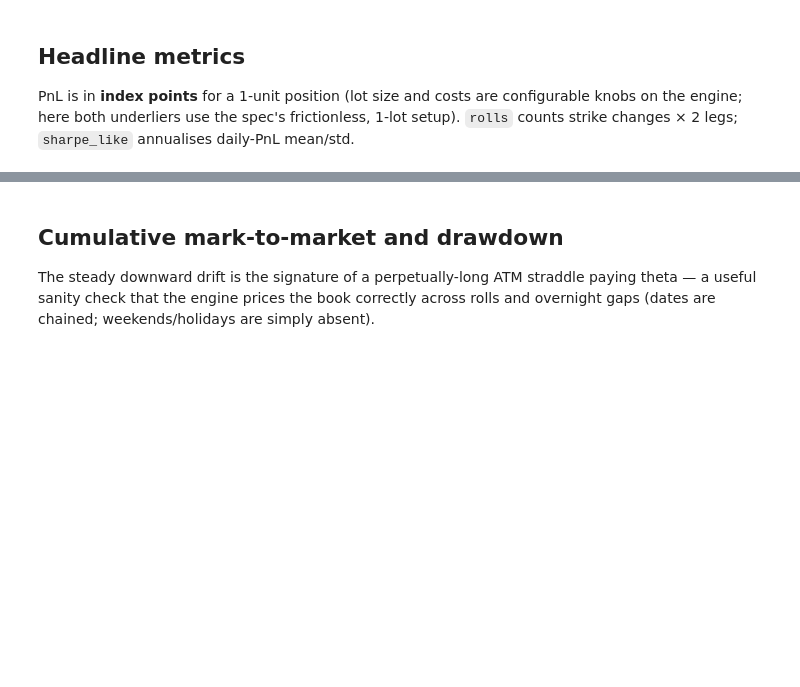
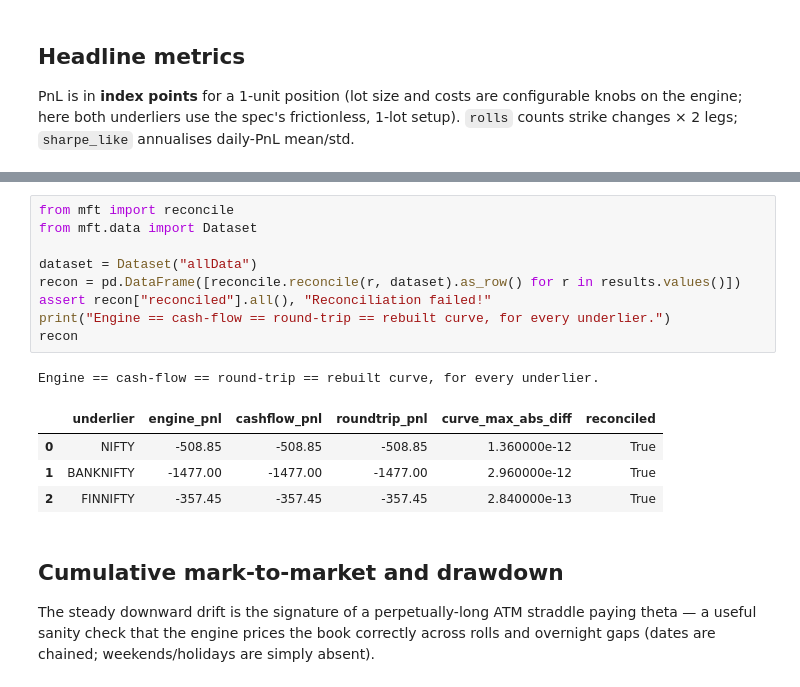
Before and after one commit to aryamirani/intraday-backtester, a Jupyter notebook: report.ipynb, the cells around one changed output, grey strips where cells are left out. Cells and saved outputs as stored; diff of their text form; blank space fills up the shorter version.

```diff
--- a/report.ipynb
+++ b/report.ipynb
@@ -64,3 +75,18 @@ Combined final PnL: -1,985.8 points
+# %%
+from mft import reconcile
+from mft.data import Dataset
+
+dataset = Dataset("allData")
+recon = pd.DataFrame([reconcile.reconcile(r, dataset).as_row() for r in results.values()])
+assert recon["reconciled"].all(), "Reconciliation failed!"
+print("Engine == cash-flow == round-trip == rebuilt curve, for every underlier.")
+recon
+# %% [output]
+Engine == cash-flow == round-trip == rebuilt curve, for every underlier.
+|  | underlier | engine_pnl | cashflow_pnl | roundtrip_pnl | curve_max_abs_diff | reconciled |
+| 0 | NIFTY | -508.85 | -508.85 | -508.85 | 1.360000e-12 | True |
+| 1 | BANKNIFTY | -1477.00 | -1477.00 | -1477.00 | 2.960000e-12 | True |
+| 2 | FINNIFTY | -357.45 | -357.45 | -357.45 | 2.840000e-13 | True |
 # %% [markdown]
 ## Cumulative mark-to-market and drawdown
 
```
Also changed, not shown: parts of 7 cells of this notebook, 7 other files.
